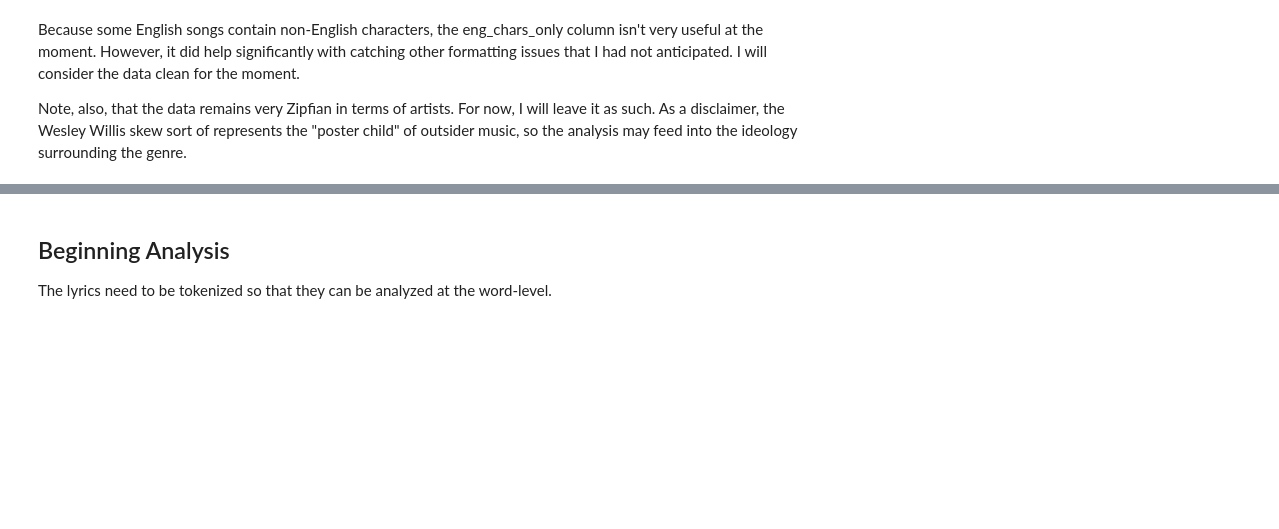
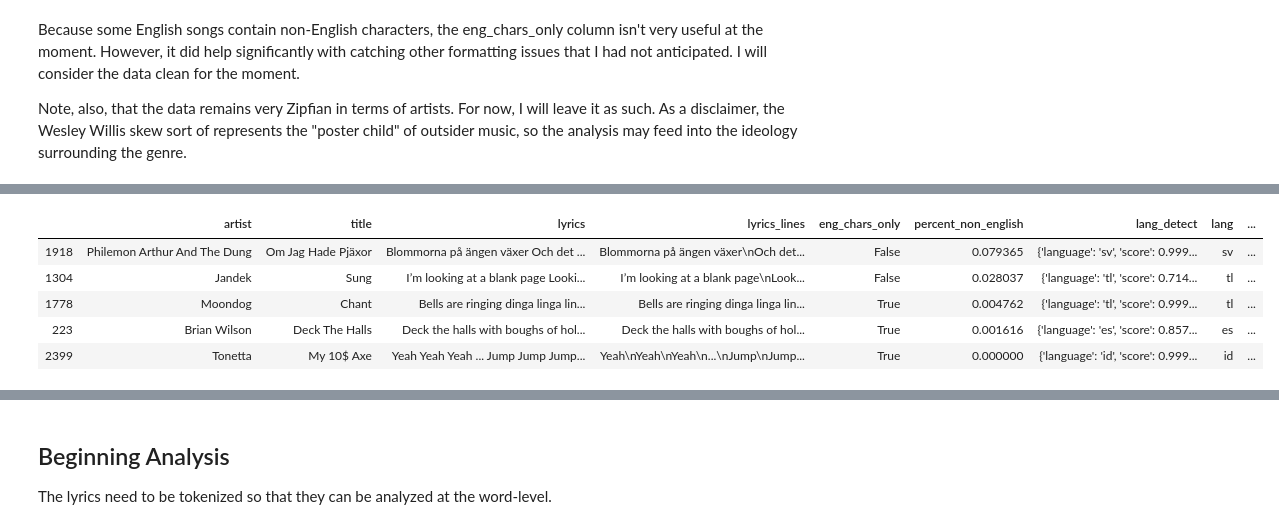
Before and after one commit to Data-Science-for-Linguists-2022/Outsider-Music-Linguistic-Analysis, a Jupyter notebook: scripts_&_analysis/3_data_cleaning_and_exploration.ipynb, the cells around one changed output, grey strips where cells are left out. Saved outputs shown, nothing was run; the diff lists cells and outputs as text; code cells hidden in the pictures; blank space fills up the shorter version.

```diff
--- a/scripts_&_analysis/3_data_cleaning_and_exploration.ipynb
+++ b/scripts_&_analysis/3_data_cleaning_and_exploration.ipynb
@@ -511,0 +629,10 @@ Note, also, that the data remains very Zipfian in terms of artists.  For now, I
+# %%
+non_eng = lyricsdf[lyricsdf.lang != "en"]
+non_eng.sample(5)
+# %% [output]
+|  | artist | title | lyrics | lyrics_lines | eng_chars_only | percent_non_english | lang_detect | lang | ... |
+| 1918 | Philemon Arthur And The Dung | Om Jag Hade Pjäxor | Blommorna på ängen växer Och det ... | Blommorna på ängen växer\nOch det... | False | 0.079365 | {'language': 'sv', 'score': 0.999... | sv | ... |
+| 1304 | Jandek | Sung | I’m looking at a blank page Looki... | I’m looking at a blank page\nLook... | False | 0.028037 | {'language': 'tl', 'score': 0.714... | tl | ... |
+| 1778 | Moondog | Chant | Bells are ringing dinga linga lin... | Bells are ringing dinga linga lin... | True | 0.004762 | {'language': 'tl', 'score': 0.999... | tl | ... |
+| 223 | Brian Wilson | Deck The Halls | Deck the halls with boughs of hol... | Deck the halls with boughs of hol... | True | 0.001616 | {'language': 'es', 'score': 0.857... | es | ... |
+| 2399 | Tonetta | My 10$ Axe | Yeah Yeah Yeah ... Jump Jump Jump... | Yeah\nYeah\nYeah\n...\nJump\nJump... | True | 0.000000 | {'language': 'id', 'score': 0.999... | id | ... |
```
Also changed, not shown: parts of 38 cells of this notebook.
